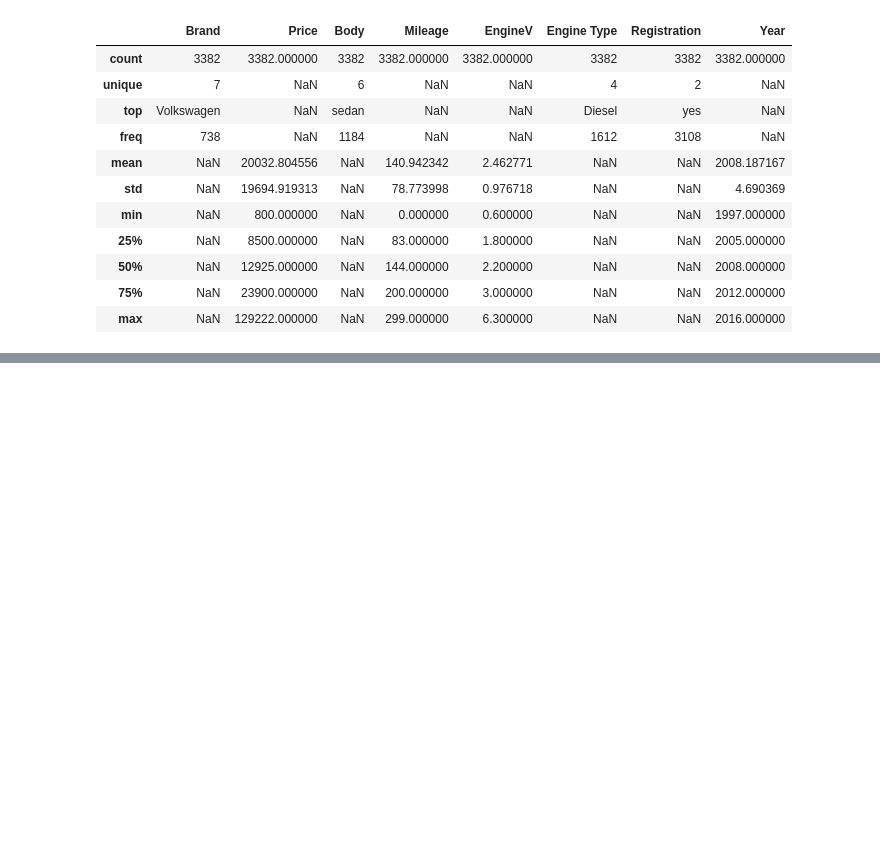
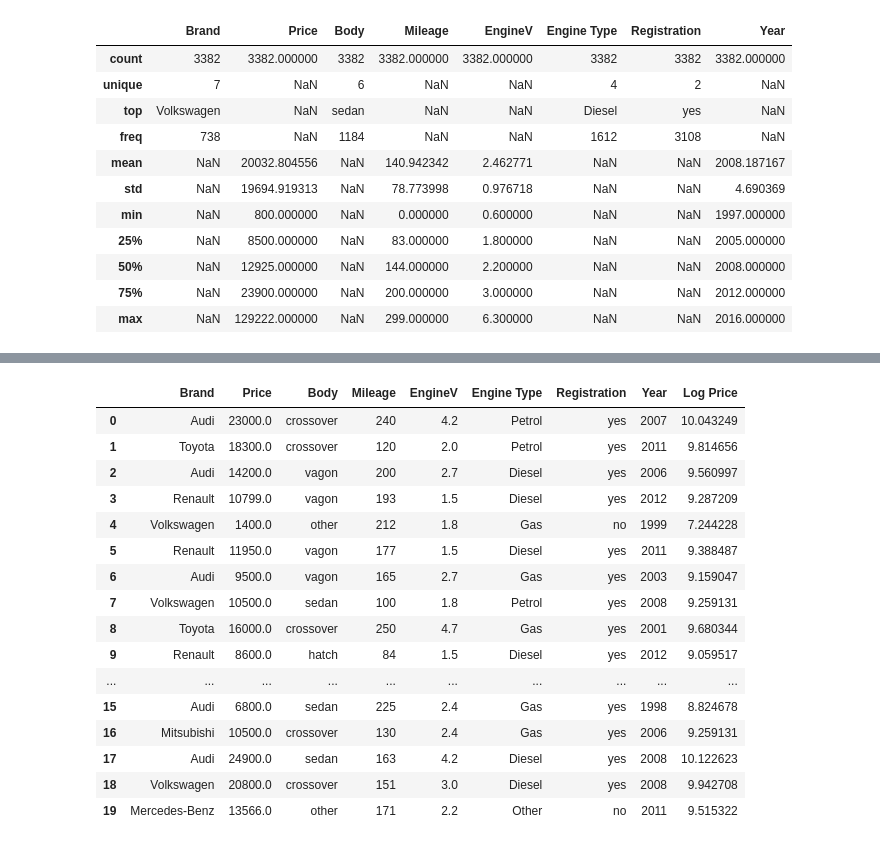
Before and after one commit to psalmskalu/data_science_class_with_smyle, a Jupyter notebook: exercise class/car_prices.ipynb, the cells around one changed output, grey strips where cells are left out. Saved outputs shown, nothing was run; the diff lists cells and outputs as text; code cells hidden in the pictures; blank space fills up the shorter version.

```diff
--- a/exercise class/car_prices.ipynb
+++ b/exercise class/car_prices.ipynb
@@ -277,0 +292,24 @@ data_cleaned.describe(include='all')
+# %%
+#Perform log transformation of the Price Variable
+
+log_price = np.log(data_cleaned['Price'])
+data_cleaned['Log Price'] = log_price
+data_cleaned.head(20)
+# %% [output]
+|  | Brand | Price | Body | Mileage | EngineV | Engine Type | Registration | Year | Log Price |
+| 0 | Audi | 23000.0 | crossover | 240 | 4.2 | Petrol | yes | 2007 | 10.043249 |
+| 1 | Toyota | 18300.0 | crossover | 120 | 2.0 | Petrol | yes | 2011 | 9.814656 |
+| 2 | Audi | 14200.0 | vagon | 200 | 2.7 | Diesel | yes | 2006 | 9.560997 |
+| 3 | Renault | 10799.0 | vagon | 193 | 1.5 | Diesel | yes | 2012 | 9.287209 |
+| 4 | Volkswagen | 1400.0 | other | 212 | 1.8 | Gas | no | 1999 | 7.244228 |
+| 5 | Renault | 11950.0 | vagon | 177 | 1.5 | Diesel | yes | 2011 | 9.388487 |
+| 6 | Audi | 9500.0 | vagon | 165 | 2.7 | Gas | yes | 2003 | 9.159047 |
+| 7 | Volkswagen | 10500.0 | sedan | 100 | 1.8 | Petrol | yes | 2008 | 9.259131 |
+| 8 | Toyota | 16000.0 | crossover | 250 | 4.7 | Gas | yes | 2001 | 9.680344 |
+| 9 | Renault | 8600.0 | hatch | 84 | 1.5 | Diesel | yes | 2012 | 9.059517 |
+| ... | ... | ... | ... | ... | ... | ... | ... | ... | ... |
+| 15 | Audi | 6800.0 | sedan | 225 | 2.4 | Gas | yes | 1998 | 8.824678 |
+| 16 | Mitsubishi | 10500.0 | crossover | 130 | 2.4 | Gas | yes | 2006 | 9.259131 |
+| 17 | Audi | 24900.0 | sedan | 163 | 4.2 | Diesel | yes | 2008 | 10.122623 |
+| 18 | Volkswagen | 20800.0 | crossover | 151 | 3.0 | Diesel | yes | 2008 | 9.942708 |
+| 19 | Mercedes-Benz | 13566.0 | other | 171 | 2.2 | Other | no | 2011 | 9.515322 |
```
Also changed, not shown: parts of 7 cells of this notebook.
